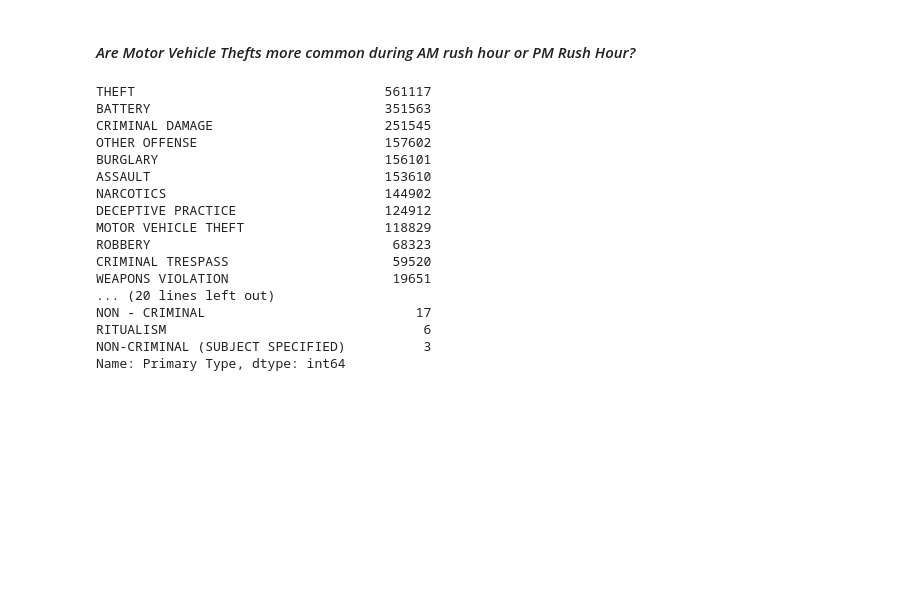
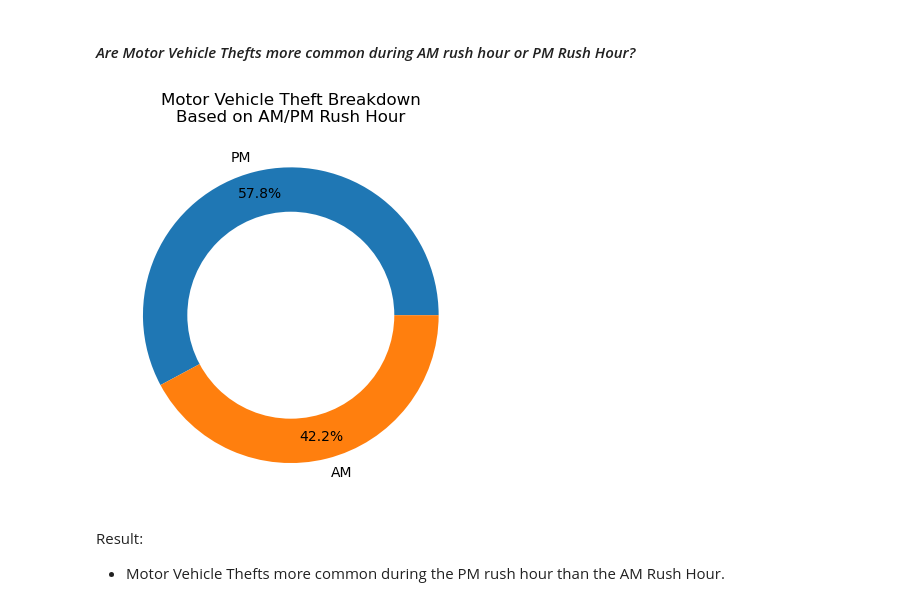
Before and after one commit to john-a-dixon/chicago-crime-time-series, a Jupyter notebook: chicago-crime-time-series.ipynb, the cells around one changed output. Saved outputs shown, nothing was run; the diff lists cells and outputs as text; code cells hidden in the pictures; blank space fills up the shorter version.

```diff
--- a/chicago-crime-time-series.ipynb
+++ b/chicago-crime-time-series.ipynb
@@ -238,23 +308,3 @@ ax[1].xaxis.set_major_formatter(crime_cnt_format)
     - There are differences in rank of crimes which can be readily seen above.
 # %% [markdown]
 #### _Are Motor Vehicle Thefts more common during AM rush hour or PM Rush Hour?_
-# %%
-motor_vehice_theft_df = [am_pm_rush_df["Primary Type"] == "MOTOR VEHICLE THEFT", :]
-# %% [output]
-THEFT                                561117
-BATTERY                              351563
-CRIMINAL DAMAGE                      251545
-OTHER OFFENSE                        157602
-BURGLARY                             156101
-ASSAULT                              153610
-NARCOTICS                            144902
-DECEPTIVE PRACTICE                   124912
-MOTOR VEHICLE THEFT                  118829
-ROBBERY                               68323
-CRIMINAL TRESPASS                     59520
-WEAPONS VIOLATION                     19651
-... (20 lines left out)
-NON - CRIMINAL                           17
-RITUALISM                                 6
-NON-CRIMINAL (SUBJECT SPECIFIED)          3
-Name: Primary Type, dtype: int64
@@ -265,0 +311,22 @@ Name: Primary Type, dtype: int64
+# %%
+# Get rows for "MOTOR VEHICLE THEFT" crimes and only get the column that says whether the crime
+# is AM or PM rush hour. Then, get the value counts for the donut chart below
+motor_vehice_theft_df = am_pm_rush_df.loc[am_pm_rush_df["Primary Type"] == "MOTOR VEHICLE THEFT", "Rush Hour"].value_counts()
+
+# Plot the pie chart
+plt.pie(motor_vehice_theft_df, labels=motor_vehice_theft_df.index, autopct='%1.1f%%', pctdistance=0.85)
+
+# Create a white circle
+centre_circle = plt.Circle((0, 0), 0.70, fc='white')
+# Get the current figure and save it as fig
+fig = plt.gcf()
+# Adding Circle in Pie chart
+fig.gca().add_artist(centre_circle);
+
+# Add a good title
+plt.title('Motor Vehicle Theft Breakdown\nBased on AM/PM Rush Hour');
+# %% [output]
+[figure, added]
+# %% [markdown]
+Result:
+- Motor Vehicle Thefts more common during the PM rush hour than the AM Rush Hour.
```
Also changed, not shown: parts of 13 cells of this notebook.
